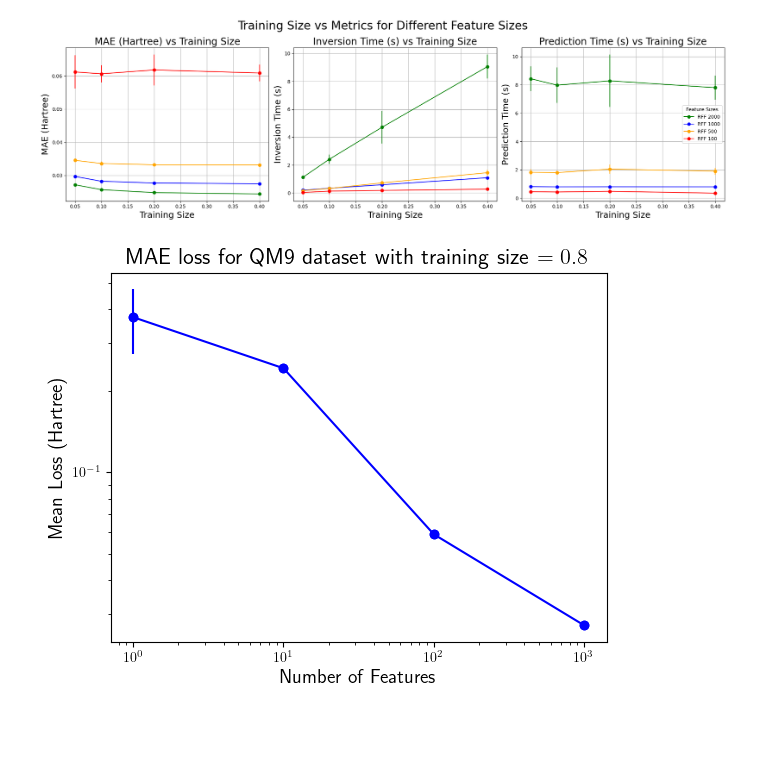
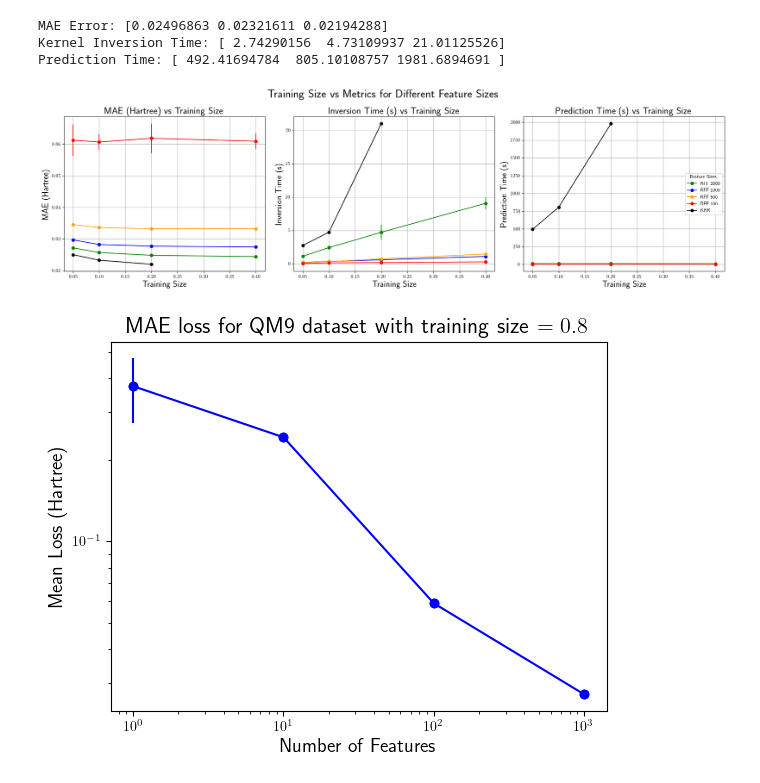
Before and after one commit to gunmin0826/CSC2515_NCSI, a Jupyter notebook: Kernel/qm9_plot.ipynb, the cells around one changed output. Drawn from its saved outputs; the diff is of its cells as text; code cells hidden in the pictures; blank space fills up the shorter version.

Commit message:
plot and pdf

```diff
--- a/Kernel/qm9_plot.ipynb
+++ b/Kernel/qm9_plot.ipynb
@@ -2,6 +2,20 @@
 import matplotlib.pyplot as plt
 import numpy as np
 import pandas as pd
+# %%
+# Define the data
+mae_error = np.array([0.024968628435988363, 0.02321611293914339, 0.021942880945626134])
+kernel_inversion_time = np.array([2.742901563644409, 4.731099367141724, 21.011255264282227])
+prediction_time = np.array([492.4169478416443, 805.1010875701904, 1981.6894690990448])
+
+# Print the arrays for verification
+print("MAE Error:", mae_error)
+print("Kernel Inversion Time:", kernel_inversion_time)
+print("Prediction Time:", prediction_time)
+# %% [output]
+MAE Error: [0.02496863 0.02321611 0.02194288]
+Kernel Inversion Time: [ 2.74290156  4.73109937 21.01125526]
+Prediction Time: [ 492.41694784  805.10108757 1981.6894691 ]
 # %%
 import numpy as np
 import matplotlib.pyplot as plt
@@ -39,36 +53,42 @@ for i, key in enumerate(['maes', 'time_to_invert', 'time_to_predict']):  # Speci
     for data, keys, label, color in zip(
         [data_2000, data_1000, data_500, data_100],
         [data_2000_keys, data_1000_keys, data_500_keys, data_100_keys],
-        ['RFF 2000', 'RFF 1000', 'RFF 500', 'RFF 100'],
-        ['g', 'b', 'orange', 'r']
+        ['RFF 2000', 'RFF 1000', 'RFF 500', 'RFF 100', 'KRR'],
+        ['g', 'b', 'orange', 'r', 'black']
     ):
         if key in keys:  # Ensure the key exists in the dataset
             summed = np.mean(data[key], axis=0)
             stddev = np.std(data[key], axis=0, ddof=0)
             axs[i].plot(x_axis, summed, marker='o', color=color, label=label)
             axs[i].errorbar(x_axis, summed, yerr=stddev, color=color, fmt='o')
 
     # Customize subplot
     axs[i].set_ylabel(y_label_dict[key], fontsize=18)
     axs[i].set_xlabel('Training Size', fontsize=18)
     axs[i].set_title(f'{y_label_dict[key]} vs Training Size', fontsize=20)
     axs[i].grid(True)
 
+
+
+new_x_axis = [0.05, 0.1, 0.2]
+axs[0].plot(new_x_axis, mae_error, marker='o', color='black', label='KRR')
+axs[1].plot(new_x_axis, kernel_inversion_time, marker='o', color='black', label='KRR')
+axs[2].plot(new_x_axis, prediction_time, marker='o', color='black', label='KRR')
 # Add legend to the last subplot
 axs[-1].legend(title="Feature Sizes", loc='center right')
 
 # Set a global title
 fig.suptitle('Training Size vs Metrics for Different Feature Sizes', fontsize=24)
 
 # Adjust layout
 plt.tight_layout()
 plt.subplots_adjust(top=0.85)
 
 # Save the plot
 plt.savefig('Training_Size_vs_Metrics_Subplots_Renamed.pdf')
 plt.show()
 # %% [output]
-[figure, old version]
+[figure, new version]
 # %%
 data_1 = np.load('feature_sweep_results/it5cv4/losses.npz')
 plt.rc('text', usetex=True)
```
Also changed, not shown: 1 other file.
